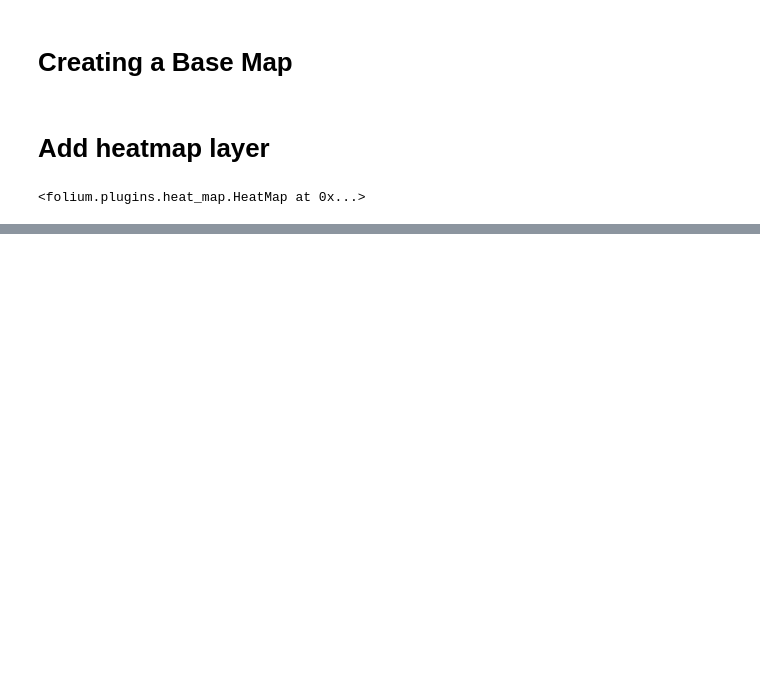
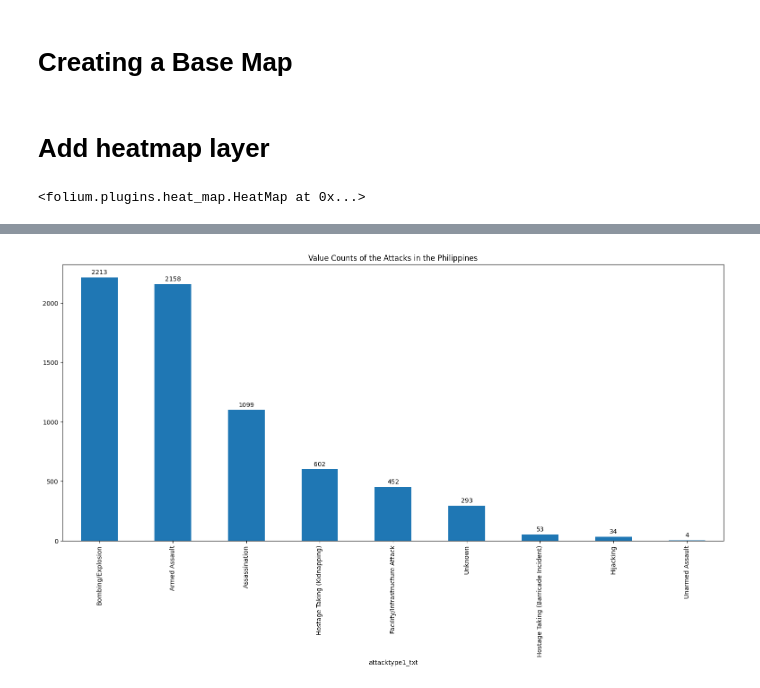
Before and after one commit to akagail/ITD-3B, a Jupyter notebook: activity6.ipynb, the cells around one changed output, grey strips where cells are left out. Cells and saved outputs as stored; diff of their text form; code cells hidden in the pictures; blank space fills up the shorter version.

Commit message:
"added 3 heatmap insights"

```diff
--- a/activity6.ipynb
+++ b/activity6.ipynb
@@ -107,0 +120,4 @@ my_map
+# %%
+filter1_i1 = df[df['country_txt'] == 'Philippines']
+# %%
+bar = filter1_i1['attacktype1_txt'].value_counts()
@@ -107,0 +126,11 @@ my_map
+# %%
+ax = bar.plot(kind='bar')
+
+for x in ax.containers:
+    ax.bar_label(x, padding=3)
+
+plt.gcf().set_size_inches(19, 8)
+plt.title('Value Counts of the Attacks in the Philippines')
+plt.show()
+# %% [output]
+[figure, added]
```
Also changed, not shown: parts of 30 cells of this notebook.
